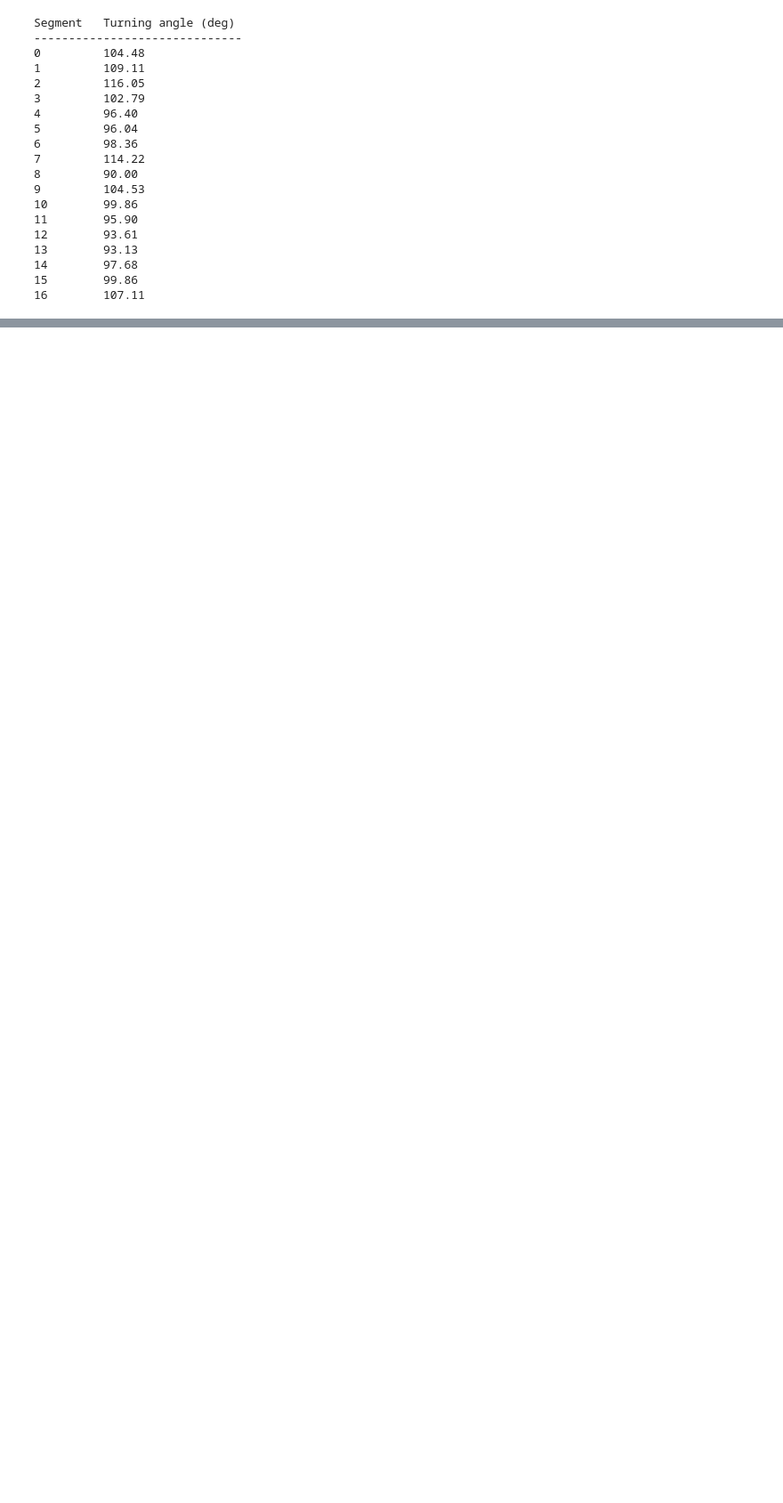
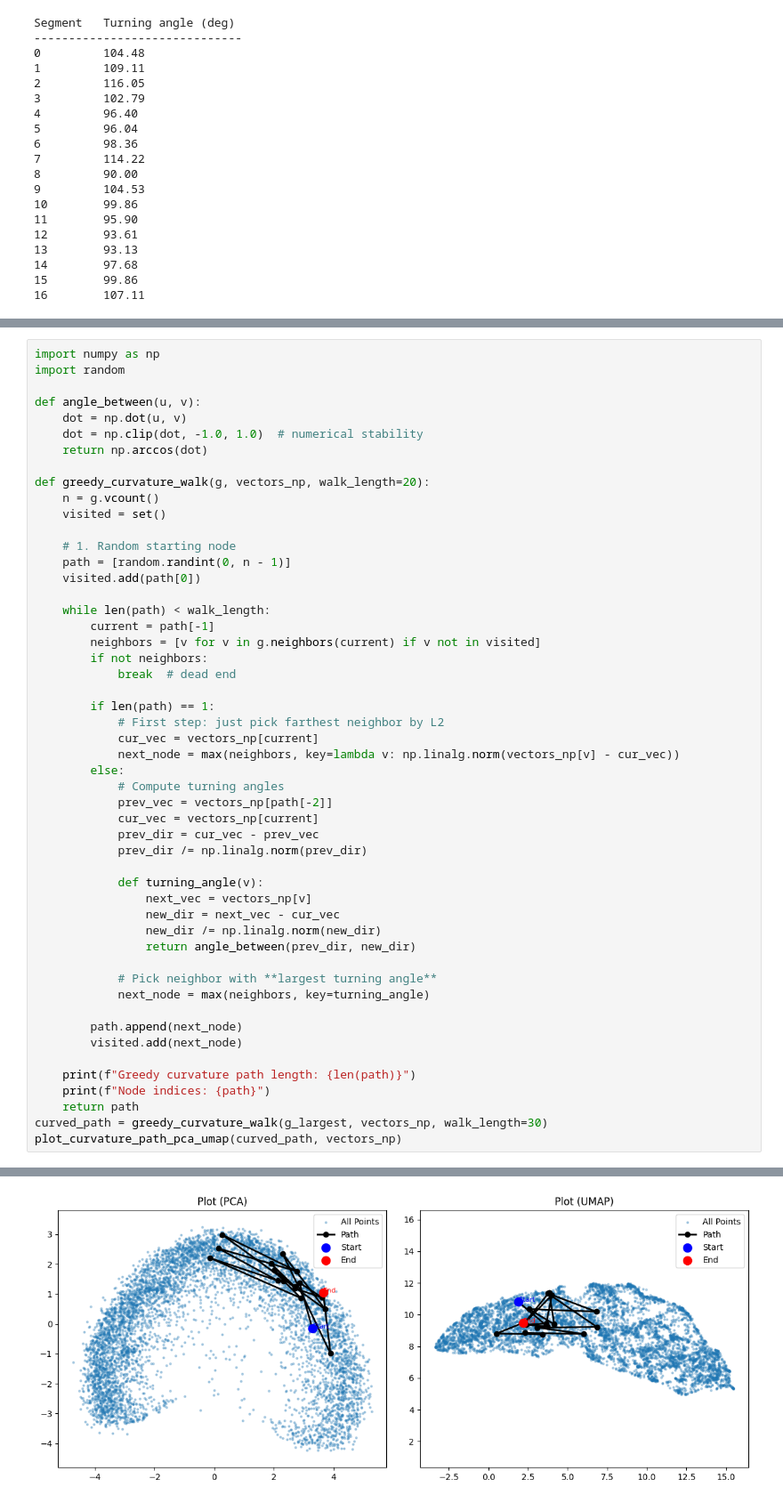
Before and after one commit to Antel0pe/SpaceOfMNIST-Digits, a Jupyter notebook: ExploringDimensions.ipynb, the cells around one changed output, grey strips where cells are left out. Shown at 89% size. Saved outputs shown, nothing was run; the diff lists cells and outputs as text; blank space fills up the shorter version.

```diff
--- a/ExploringDimensions.ipynb
+++ b/ExploringDimensions.ipynb
@@ -412,0 +555,52 @@ Segment   Turning angle (deg)
+# %%
+import numpy as np
+import random
+
+def angle_between(u, v):
+    dot = np.dot(u, v)
+    dot = np.clip(dot, -1.0, 1.0)  # numerical stability
+    return np.arccos(dot)
+
+def greedy_curvature_walk(g, vectors_np, walk_length=20):
+    n = g.vcount()
+    visited = set()
+
+    # 1. Random starting node
+    path = [random.randint(0, n - 1)]
+    visited.add(path[0])
+
+    while len(path) < walk_length:
+        current = path[-1]
+        neighbors = [v for v in g.neighbors(current) if v not in visited]
+        if not neighbors:
+            break  # dead end
+
+        if len(path) == 1:
+            # First step: just pick farthest neighbor by L2
+            cur_vec = vectors_np[current]
+            next_node = max(neighbors, key=lambda v: np.linalg.norm(vectors_np[v] - cur_vec))
+        else:
+            # Compute turning angles
+            prev_vec = vectors_np[path[-2]]
+            cur_vec = vectors_np[current]
+            prev_dir = cur_vec - prev_vec
+            prev_dir /= np.linalg.norm(prev_dir)
+
+            def turning_angle(v):
+                next_vec = vectors_np[v]
+                new_dir = next_vec - cur_vec
+                new_dir /= np.linalg.norm(new_dir)
+                return angle_between(prev_dir, new_dir)
+
+            # Pick neighbor with **largest turning angle**
+            next_node = max(neighbors, key=turning_angle)
+
+        path.append(next_node)
+        visited.add(next_node)
+
+    print(f"Greedy curvature path length: {len(path)}")
+    print(f"Node indices: {path}")
+    return path
+curved_path = greedy_curvature_walk(g_largest, vectors_np, walk_length=30)
+plot_curvature_path_pca_umap(curved_path, vectors_np)
+# %% [output]
@@ -412,0 +609 @@ Segment   Turning angle (deg)
+[figure, added]
```
Also changed, not shown: parts of 10 cells of this notebook.
